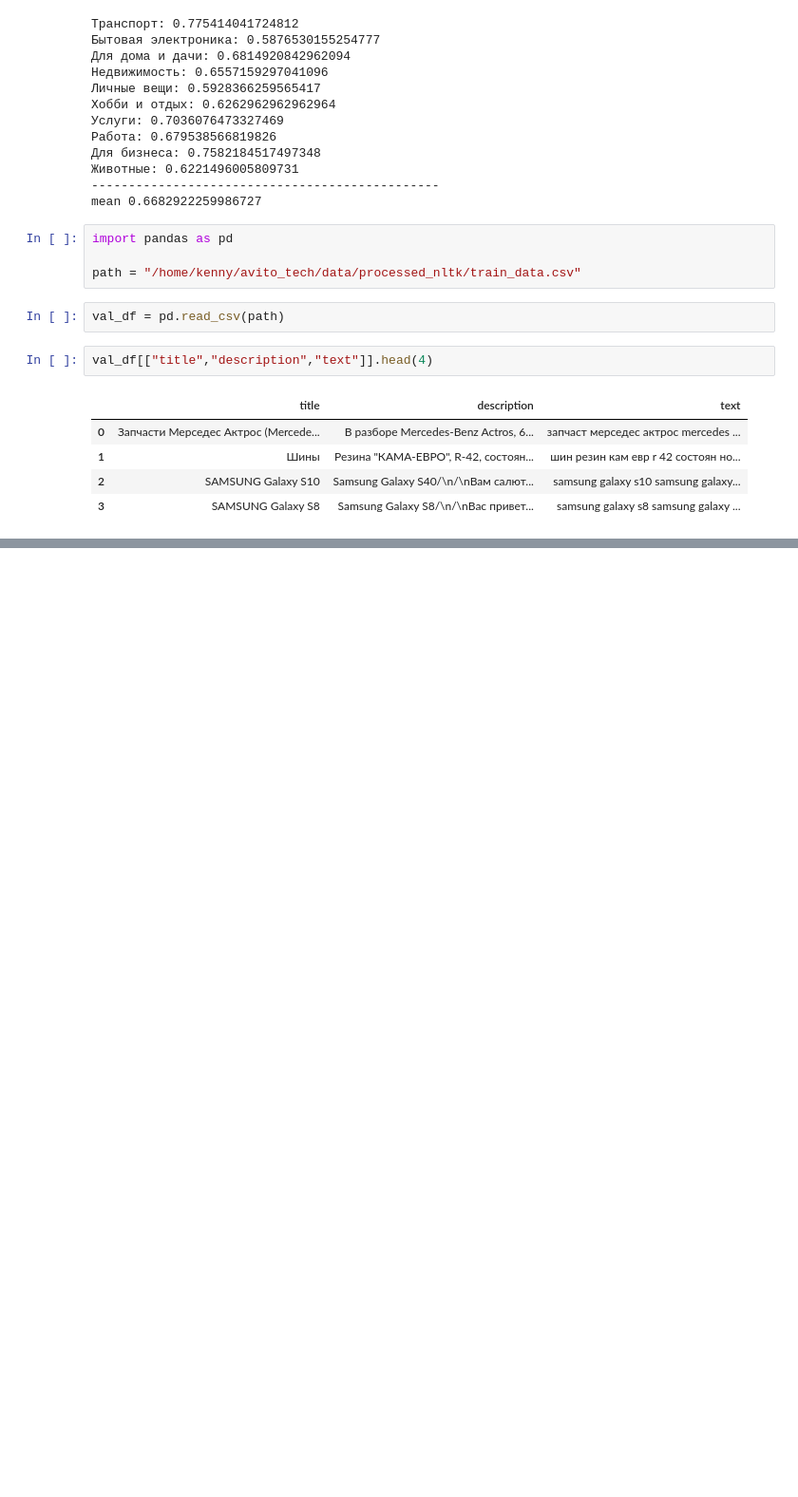
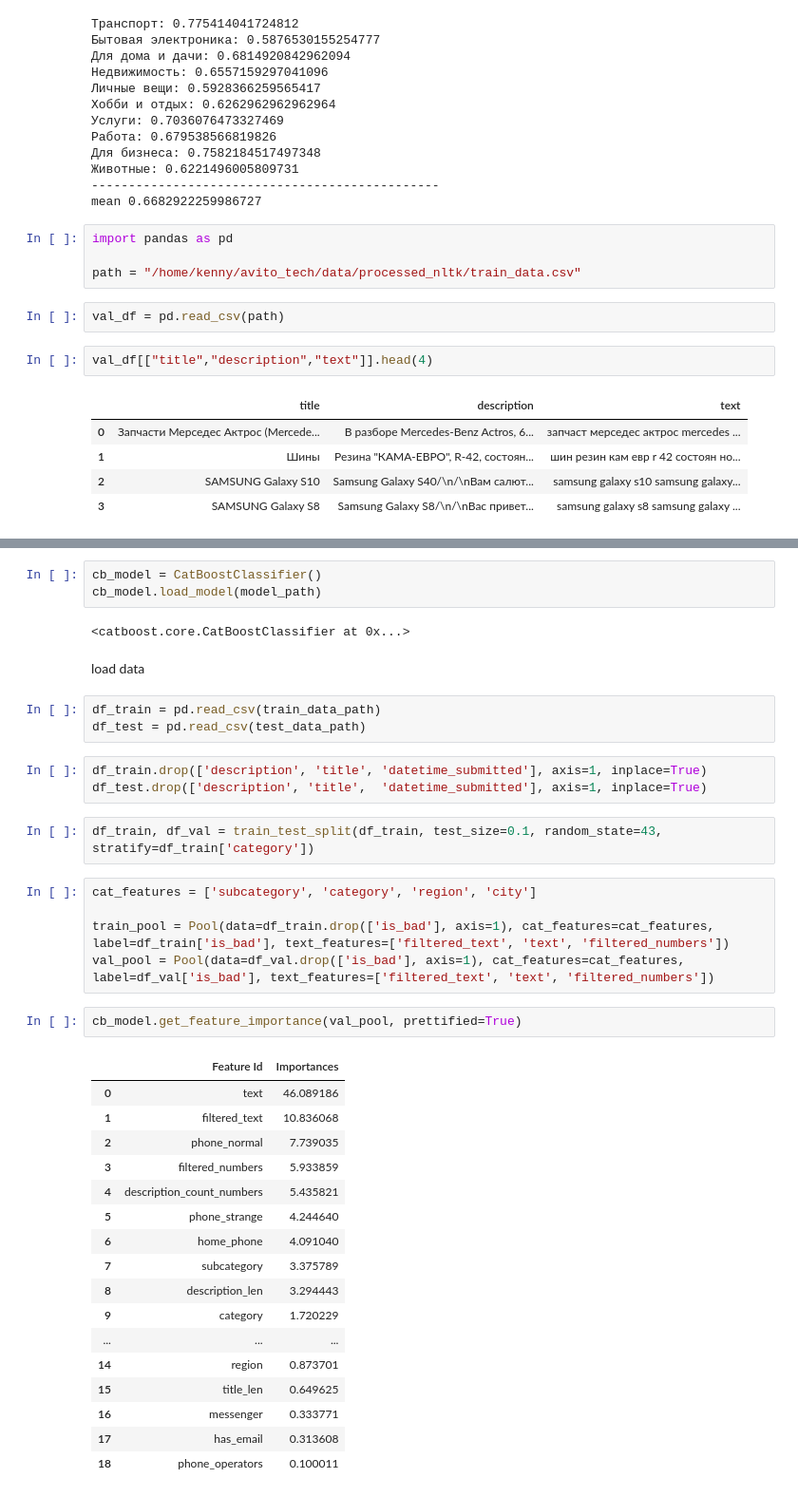
Before and after one commit to Arsenchius/avito_tech, a Jupyter notebook: notebooks/sandbox.ipynb, the cells around one changed output, grey strips where cells are left out. Shown at 95% size. Cells and saved outputs as stored; diff of their text form; blank space fills up the shorter version.

```diff
--- a/notebooks/sandbox.ipynb
+++ b/notebooks/sandbox.ipynb
@@ -232,0 +249,40 @@ val_df[["title","description","text"]].head(4)
+# %%
+cb_model = CatBoostClassifier()
+cb_model.load_model(model_path)
+# %% [output]
+<catboost.core.CatBoostClassifier at 0x...>
+# %% [markdown]
+load data
+# %%
+df_train = pd.read_csv(train_data_path)
+df_test = pd.read_csv(test_data_path)
+# %%
+df_train.drop(['description', 'title', 'datetime_submitted'], axis=1, inplace=True)
+df_test.drop(['description', 'title',  'datetime_submitted'], axis=1, inplace=True)
+# %%
+df_train, df_val = train_test_split(df_train, test_size=0.1, random_state=43, stratify=df_train['category'])
+# %%
+cat_features = ['subcategory', 'category', 'region', 'city']
+
+train_pool = Pool(data=df_train.drop(['is_bad'], axis=1), cat_features=cat_features, label=df_train['is_bad'], text_features=['filtered_text', 'text', 'filtered_numbers'])
+val_pool = Pool(data=df_val.drop(['is_bad'], axis=1), cat_features=cat_features, label=df_val['is_bad'], text_features=['filtered_text', 'text', 'filtered_numbers'])
+# %%
+cb_model.get_feature_importance(val_pool, prettified=True)
+# %% [output]
+|  | Feature Id | Importances |
+| 0 | text | 46.089186 |
+| 1 | filtered_text | 10.836068 |
+| 2 | phone_normal | 7.739035 |
+| 3 | filtered_numbers | 5.933859 |
+| 4 | description_count_numbers | 5.435821 |
+| 5 | phone_strange | 4.244640 |
+| 6 | home_phone | 4.091040 |
+| 7 | subcategory | 3.375789 |
+| 8 | description_len | 3.294443 |
+| 9 | category | 1.720229 |
+| ... | ... | ... |
+| 14 | region | 0.873701 |
+| 15 | title_len | 0.649625 |
+| 16 | messenger | 0.333771 |
+| 17 | has_email | 0.313608 |
+| 18 | phone_operators | 0.100011 |
```
Also changed, not shown: parts of 4 cells of this notebook, 2 other files.
